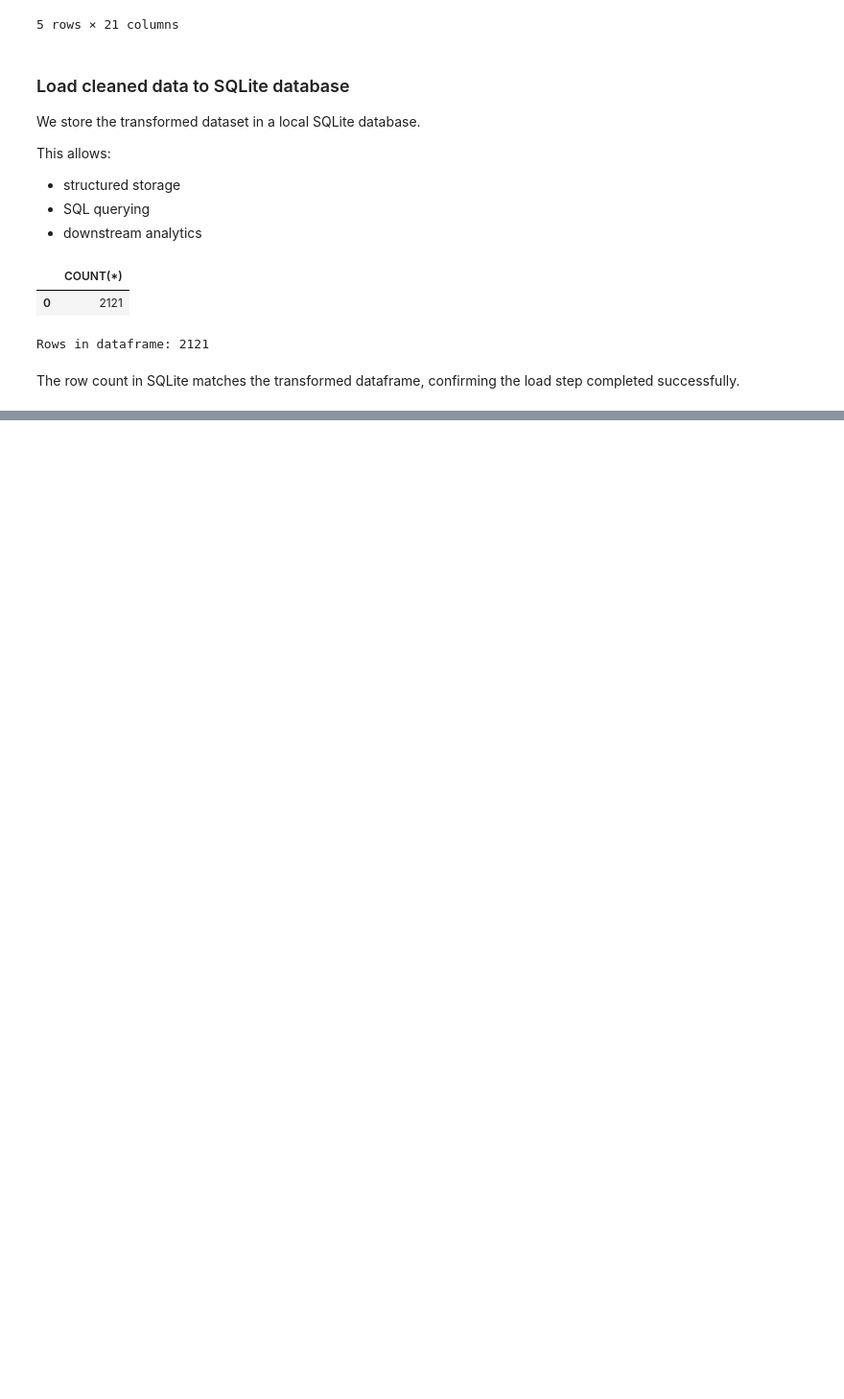
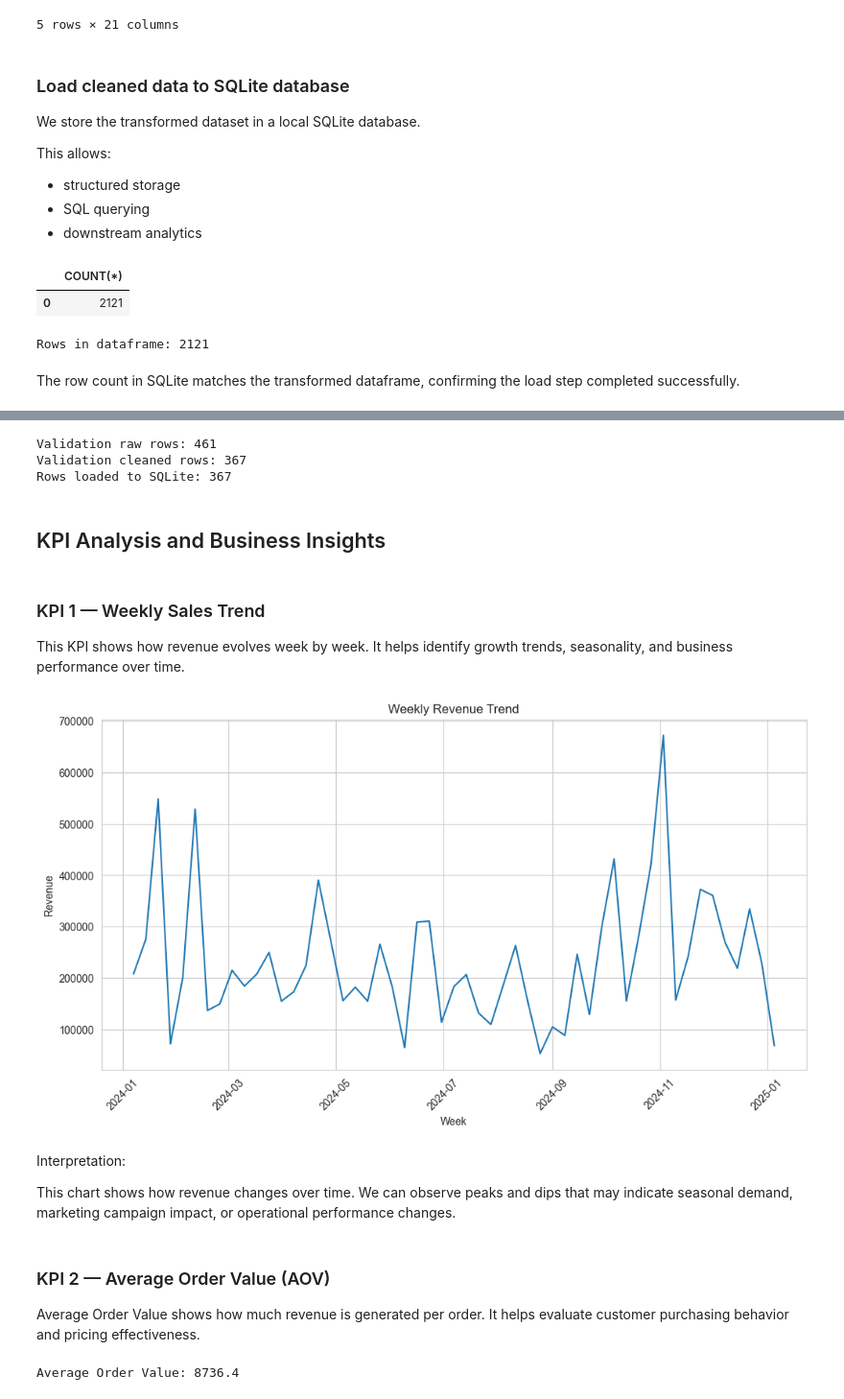
Before and after one commit to arnisa-code/NordTech-Project, a Jupyter notebook: notebooks/01_nordtech_eda.ipynb, the cells around one changed output, grey strips where cells are left out. Shown at 96% size. Saved outputs shown, nothing was run; the diff lists cells and outputs as text; code cells hidden in the pictures; blank space fills up the shorter version.

```diff
--- a/notebooks/01_nordtech_eda.ipynb
+++ b/notebooks/01_nordtech_eda.ipynb
@@ -28,4 +68,6 @@ def clean_and_transform(df):
 # %%
+# Extract and transform
+
 df = pd.read_csv("../data/raw/nordtech_data.csv")
 
-df = clean_and_transform(df)
+df.head()
@@ -32,3 +80,0 @@ df = clean_and_transform(df)
-# %%
-df = pd.read_csv("../data/raw/nordtech_data.csv")
-df.head()
@@ -314,0 +466,63 @@ The row count in SQLite matches the transformed dataframe, confirming the load s
+# %%
+val_csv = "../data/validation/nordtech_validation.csv"
+db_path = "../database/nordtech.db"
+
+val_raw, val_clean, val_loaded = run_pipeline(
+    csv_path=val_csv,
+    db_path=db_path,
+    table_name="orders_validation_cleaned"
+)
+
+print("Validation raw rows:", len(val_raw))
+print("Validation cleaned rows:", len(val_clean))
+print("Rows loaded to SQLite:", val_loaded)
+# %% [output]
+Validation raw rows: 461
+Validation cleaned rows: 367
+Rows loaded to SQLite: 367
+# %% [markdown]
+## KPI Analysis and Business Insights
+# %%
+import matplotlib.pyplot as plt
+import seaborn as sns
+
+sns.set_style("whitegrid")
+# %% [markdown]
+### KPI 1 — Weekly Sales Trend
+
+This KPI shows how revenue evolves week by week.
+It helps identify growth trends, seasonality, and business performance over time.
+# %%
+weekly_sales = (
+    df.groupby(pd.Grouper(key="orderdatum", freq="W"))["revenue"]
+    .sum()
+    .reset_index()
+)
+# %%
+plt.figure(figsize=(12,6))
+
+sns.lineplot(
+    data=weekly_sales,
+    x="orderdatum",
+    y="revenue"
+)
+
+plt.title("Weekly Revenue Trend")
+plt.xlabel("Week")
+plt.ylabel("Revenue")
+plt.xticks(rotation=45)
+
+plt.show()
+# %% [output]
+[figure, added]
+# %% [markdown]
+Interpretation:
+
+This chart shows how revenue changes over time.
+We can observe peaks and dips that may indicate seasonal demand,
+marketing campaign impact, or operational performance changes.
+# %% [markdown]
+### KPI 2 — Average Order Value (AOV)
+
+Average Order Value shows how much revenue is generated per order.
+It helps evaluate customer purchasing behavior and pricing effectiveness.
@@ -314,0 +535,6 @@ The row count in SQLite matches the transformed dataframe, confirming the load s
+# %%
+aov = order_revenue["revenue"].mean()
+
+print("Average Order Value:", round(aov, 2))
+# %% [output]
+Average Order Value: 8736.4
```
Also changed, not shown: parts of 27 cells of this notebook, 1 other file.
